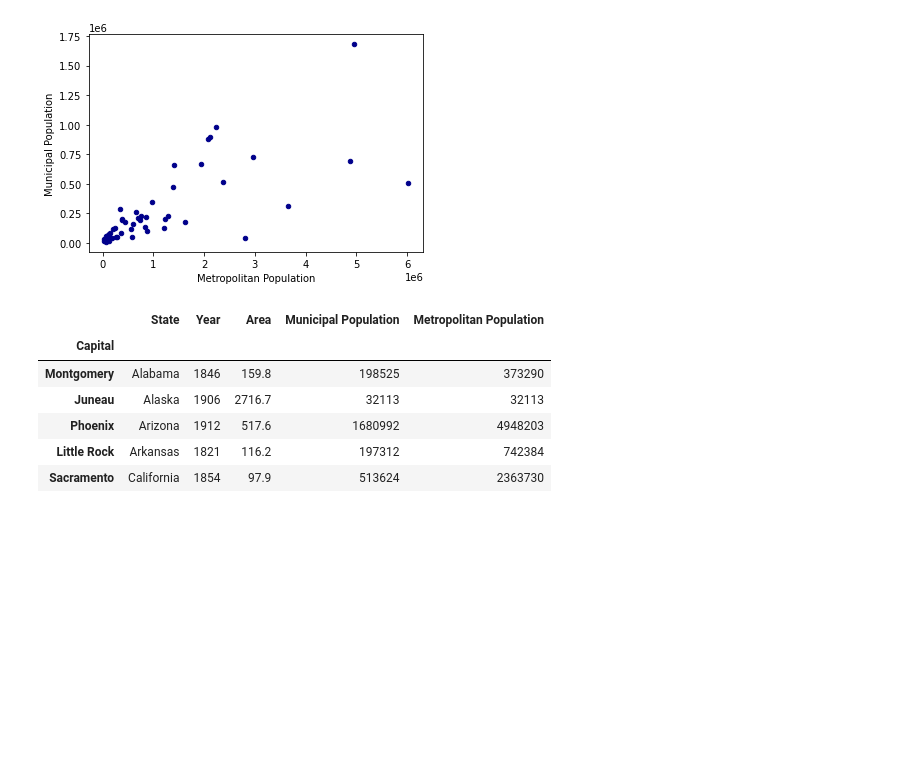
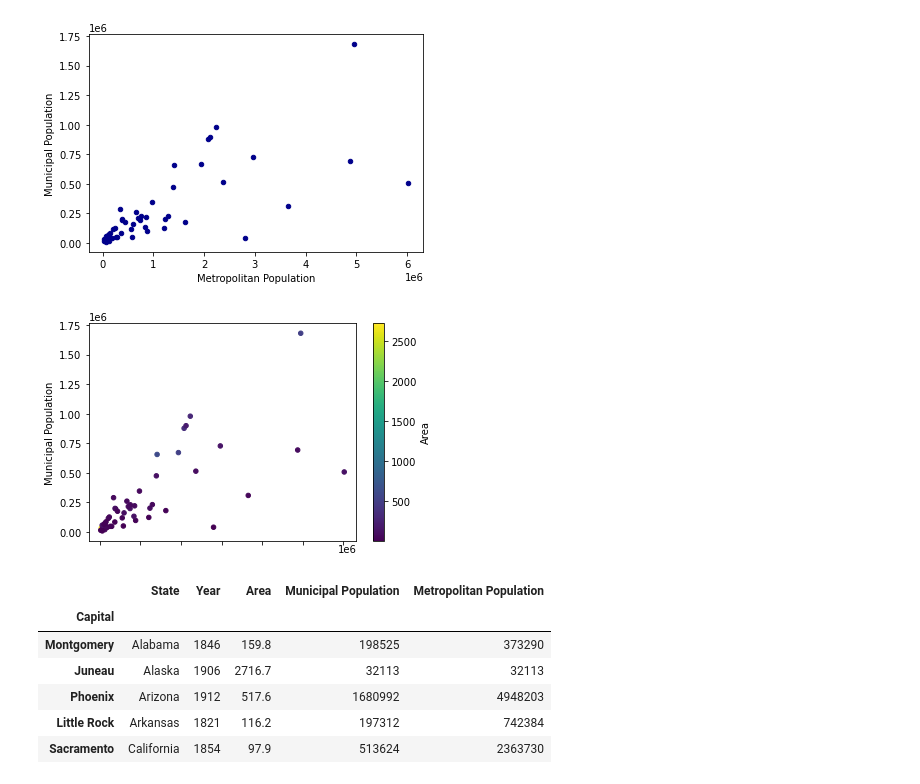
Before and after one commit to chaseroldan/portfolio-projects, a Jupyter notebook: project-us-capitals/us-capitals.ipynb, the cells around one changed output. Drawn from its saved outputs; the diff is of its cells as text; code cells hidden in the pictures; blank space fills up the shorter version.

```diff
--- a/project-us-capitals/us-capitals.ipynb
+++ b/project-us-capitals/us-capitals.ipynb
@@ -171,6 +171,13 @@ ax1 = df.plot.scatter(x='Metropolitan Population',
                       c='DarkBlue')
 # %% [output]
 [figure]
+# %%
+ax1 = df.plot.scatter(x='Metropolitan Population',
+                      y='Municipal Population',
+                      c='Area',  colormap='viridis'
+                     )
+# %% [output]
+[figure, added]
 # %%
 df.set_index('Capital', inplace=True)
 df.head()
```
